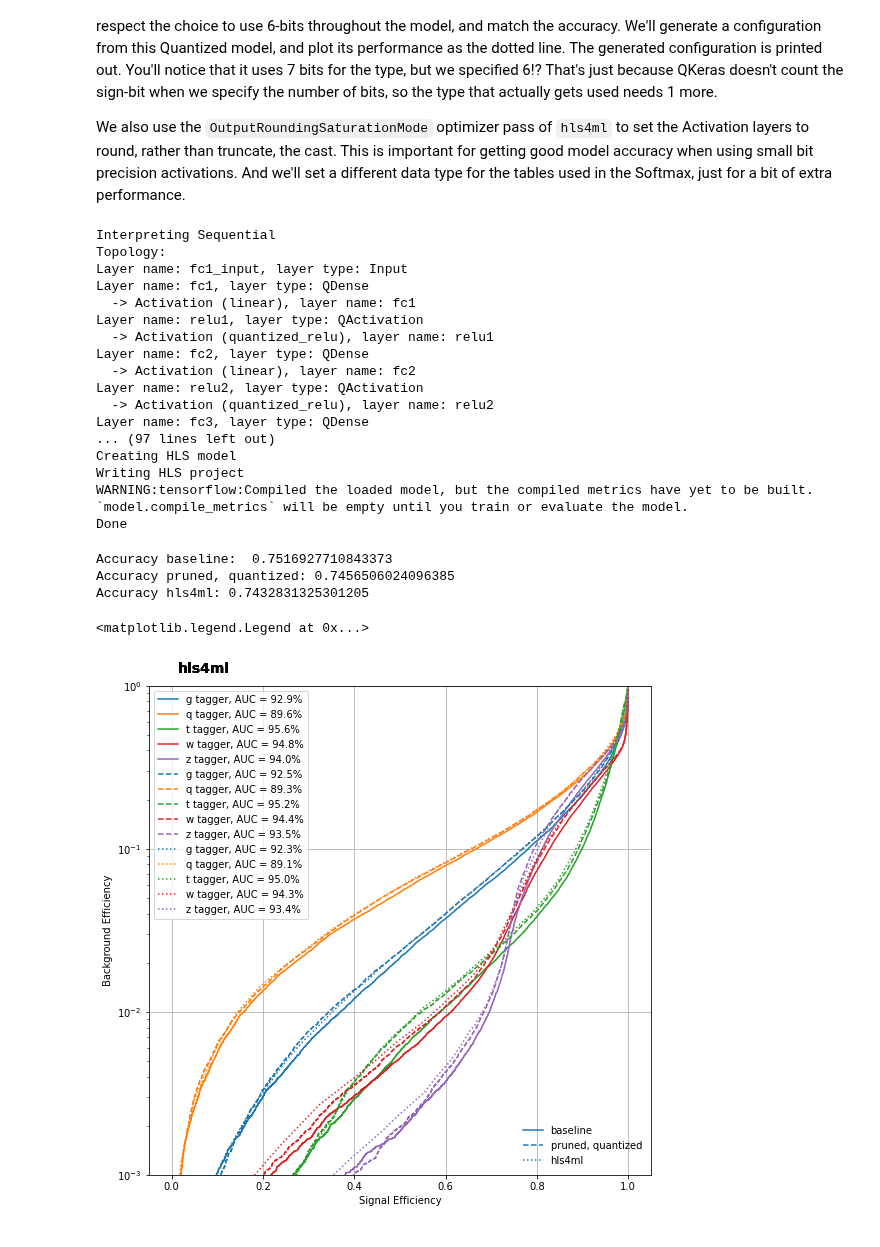
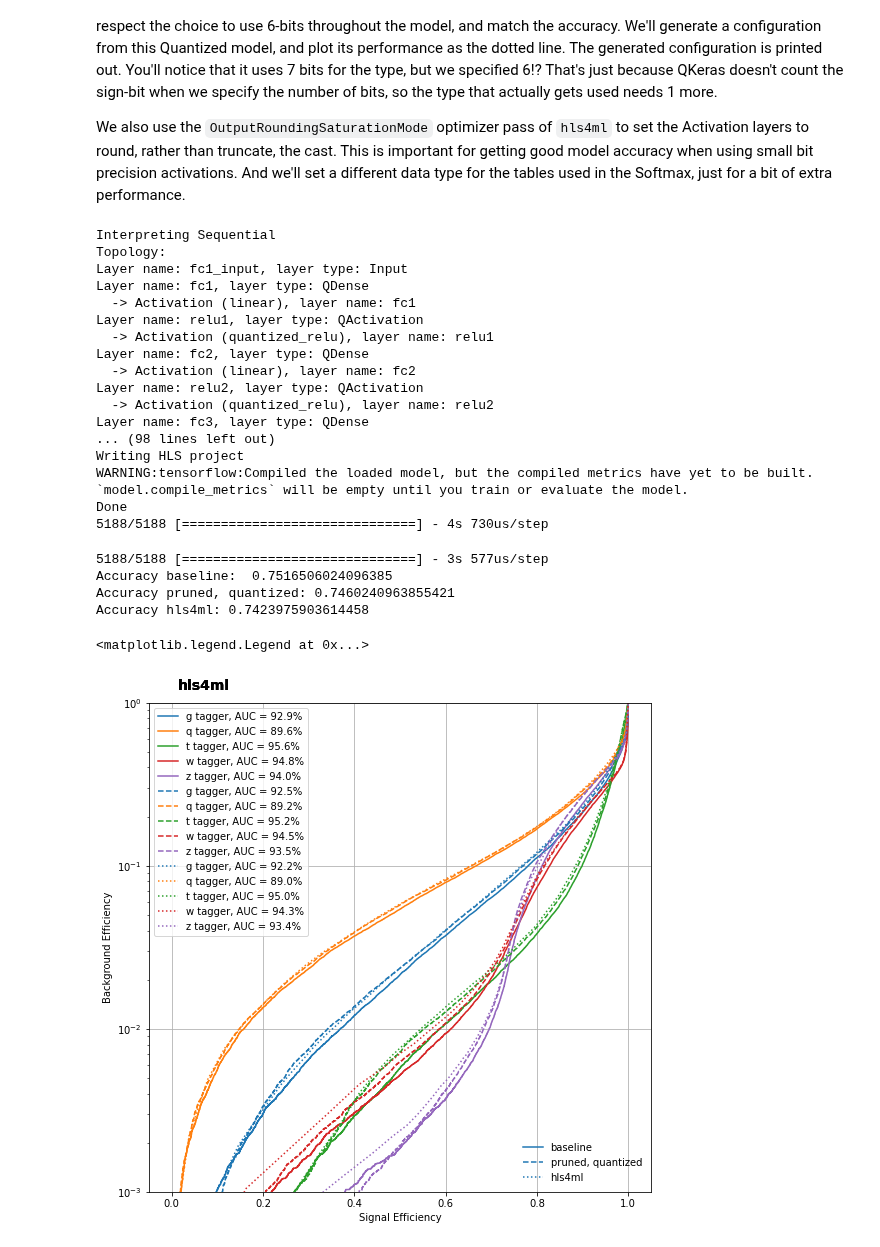
Before and after one commit to jmduarte/iaifi-summer-school, a Jupyter notebook: book/2.4_quantization.ipynb, the cells around one changed output. Saved outputs shown, nothing was run; the diff lists cells and outputs as text; code cells hidden in the pictures.

Commit message:
updating 2.4 for colab

```diff
--- a/book/2.4_quantization.ipynb
+++ b/book/2.4_quantization.ipynb
@@ -23,0 +24,2 @@ Requirement  already  satisfied:  oauthlib>=3.0.0  in  /usr/local/lib/python3.7/
+# %%
+COLAB=True
@@ -42,11 +59,21 @@ tf.random.set_seed(seed)
 # for this tutorial we wont be actually running Vivado, so I have commented these lines out
 #     but if you want to look into actually running on an FPGA then simply uncomment these lines
 
-X_train_val = np.load("X_train_val.npy")
-X_test = np.load("X_test.npy")
-y_train_val = np.load("y_train_val.npy")
-y_test = np.load("y_test.npy")
-classes = np.load("classes.npy", allow_pickle=True)
+if not COLAB:
+    #FOR LOCAL PULL
+    X_train_val = np.load("X_train_val.npy")
+    X_test = np.load("X_test.npy")
+    y_train_val = np.load("y_train_val.npy")
+    y_test = np.load("y_test.npy")
+    classes = np.load("classes.npy", allow_pickle=True)
+
+if COLAB:
+    #FOR COLAB
+    X_train_val = np.load("iaifi-summer-school/book/X_train_val.npy")
+    X_test = np.load("iaifi-summer-school/book/X_test.npy")
+    y_train_val = np.load("iaifi-summer-school/book/y_train_val.npy")
+    y_test = np.load("iaifi-summer-school/book/y_test.npy")
+    classes = np.load("iaifi-summer-school/book/classes.npy", allow_pickle=True)
 # %% [markdown]
 ## Construct a new model
 This time we're going to use QKeras layers.
@@ -246,17 +276,21 @@ Layer name: fc2, layer type: QDense
 Layer name: relu2, layer type: QActivation
   -> Activation (quantized_relu), layer name: relu2
 Layer name: fc3, layer type: QDense
-... (97 lines left out)
-Creating HLS model
+... (98 lines left out)
 Writing HLS project
 WARNING:tensorflow:Compiled the loaded model, but the compiled metrics have yet to be built. `model.compile_metrics` will be empty until you train or evaluate the model.
 Done
+5188/5188 [==============================] - 4s 730us/step
 # %%
 %matplotlib inline
 from sklearn.metrics import accuracy_score
 from tensorflow.keras.models import load_model
 
-model_ref = load_model("model_1/KERAS_check_best_model.h5")
+if not COLAB:
+    model_ref = load_model("model_1/KERAS_check_best_model.h5") #locally
+else:
+    model_ref = load_model("iaifi-summer-school/book/model_1/KERAS_check_best_model.h5") #for colab
+
 y_ref = model_ref.predict(X_test)
 
 print(
@@ -270,34 +304,35 @@ print(
     )
 )
 print(
     "Accuracy hls4ml: {}".format(
         accuracy_score(np.argmax(y_test, axis=1), np.argmax(y_hls, axis=1))
     )
 )
 
 fig, ax = plt.subplots(figsize=(9, 9))
 _ = plotting.makeRoc(y_test, y_ref, classes)
 plt.gca().set_prop_cycle(None)  # reset the colors
 _ = plotting.makeRoc(y_test, y_qkeras, classes, linestyle="--")
 plt.gca().set_prop_cycle(None)  # reset the colors
 _ = plotting.makeRoc(y_test, y_hls, classes, linestyle=":")
 
 from matplotlib.lines import Line2D
 
 lines = [Line2D([0], [0], ls="-"), Line2D([0], [0], ls="--"), Line2D([0], [0], ls=":")]
 from matplotlib.legend import Legend
 
 leg = Legend(
     ax,
     lines,
     labels=["baseline", "pruned, quantized", "hls4ml"],
     loc="lower right",
     frameon=False,
 )
 ax.add_artist(leg)
 # %% [output]
-Accuracy baseline:  0.7516927710843373
-Accuracy pruned, quantized: 0.7456506024096385
-Accuracy hls4ml: 0.7432831325301205
+5188/5188 [==============================] - 3s 577us/step
+Accuracy baseline:  0.7516506024096385
+Accuracy pruned, quantized: 0.7460240963855421
+Accuracy hls4ml: 0.7423975903614458
 <matplotlib.legend.Legend at 0x...>
-[figure, old version]
+[figure, new version]
```
Also changed, not shown: parts of 5 cells of this notebook.
